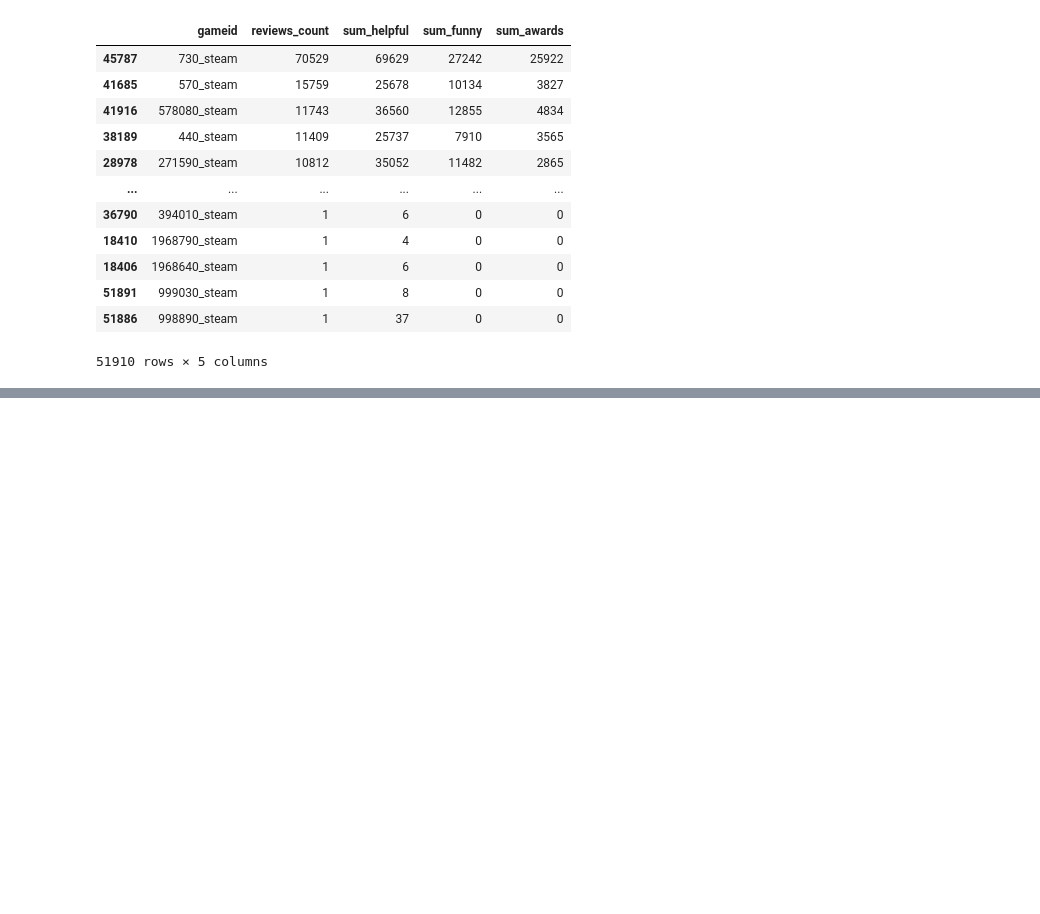
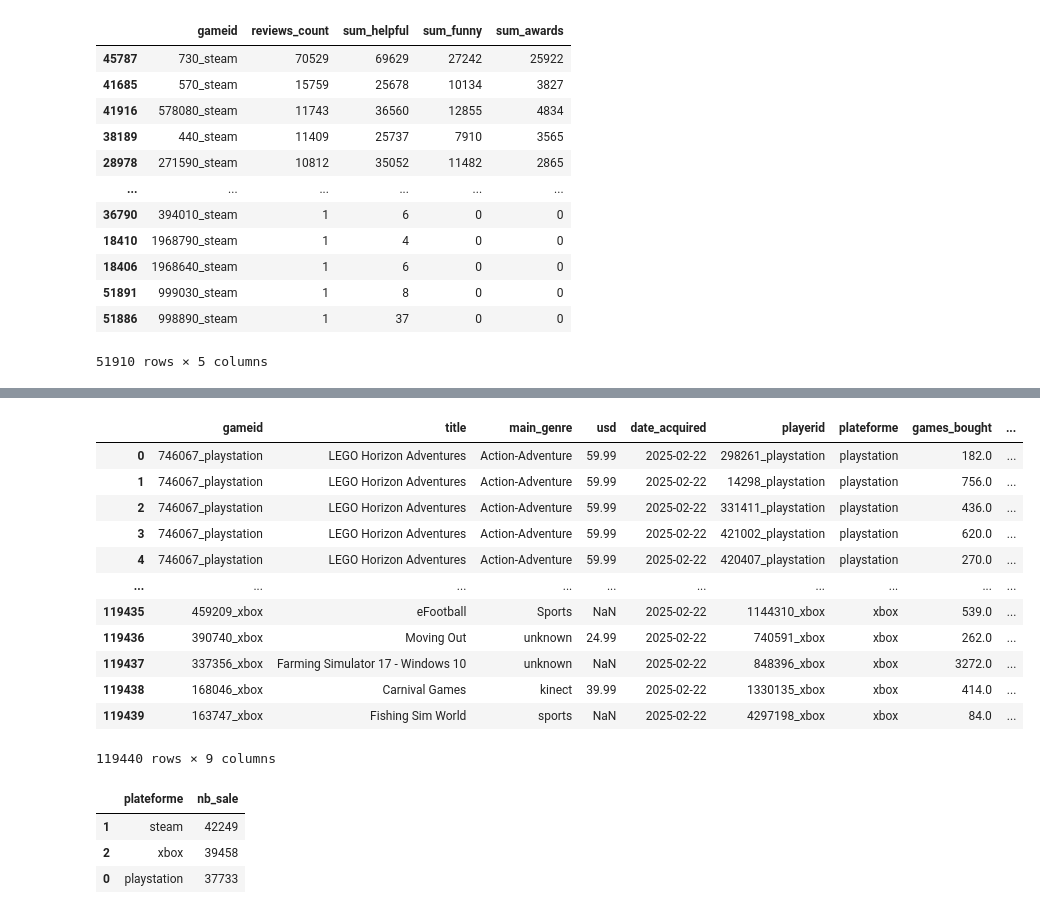
Before and after one commit to isanyams/projet-jeux-video, a Jupyter notebook: projet_jeux_videos_final.ipynb, the cells around one changed output, grey strips where cells are left out. Saved outputs shown, nothing was run; the diff lists cells and outputs as text; code cells hidden in the pictures; blank space fills up the shorter version.

```diff
--- a/projet_jeux_videos_final.ipynb
+++ b/projet_jeux_videos_final.ipynb
@@ -543,0 +557,13 @@ most_reviewed_games
+# %%
+#Explode pour récupérer chaque jeu qu'un joueur a acheté
+purchased_games_explode_library = purchased_games.explode('library')
+purchased_games_explode_library.rename(columns=
+    {
+        'library':'gameid'
+    },
+    inplace=True
+)
+
+#ajout du suffixe de la plateforme dans l'identifiant du jeu
+purchased_games_explode_library['gameid'] = purchased_games_explode_library['gameid'].astype('str') + '_' + purchased_games_explode_library['plateforme']
+purchased_games_explode_library
@@ -543,0 +584,30 @@ most_reviewed_games
+# %%
+#jointure des prix, des jeux et des jeux achetés
+purchased_games_price_join = pd.merge(left=prices_usd[['gameid','usd','date_acquired']], right=purchased_games_explode_library, on='gameid', how='inner')
+purchased_games_price_join = pd.merge(left = games[['gameid','title','main_genre']], right = purchased_games_price_join, on ='gameid', how='inner')
+
+purchased_games_price_join['year_acquired'] = purchased_games_price_join['date_acquired'].dt.year
+purchased_games_price_join
+# %% [output]
+|  | gameid | title | main_genre | usd | date_acquired | playerid | plateforme | games_bought | ... |
+| 0 | 746067_playstation | LEGO Horizon Adventures | Action-Adventure | 59.99 | 2025-02-22 | 298261_playstation | playstation | 182.0 | ... |
+| 1 | 746067_playstation | LEGO Horizon Adventures | Action-Adventure | 59.99 | 2025-02-22 | 14298_playstation | playstation | 756.0 | ... |
+| 2 | 746067_playstation | LEGO Horizon Adventures | Action-Adventure | 59.99 | 2025-02-22 | 331411_playstation | playstation | 436.0 | ... |
+| 3 | 746067_playstation | LEGO Horizon Adventures | Action-Adventure | 59.99 | 2025-02-22 | 421002_playstation | playstation | 620.0 | ... |
+| 4 | 746067_playstation | LEGO Horizon Adventures | Action-Adventure | 59.99 | 2025-02-22 | 420407_playstation | playstation | 270.0 | ... |
+| ... | ... | ... | ... | ... | ... | ... | ... | ... | ... |
+| 119435 | 459209_xbox | eFootball | Sports | NaN | 2025-02-22 | 1144310_xbox | xbox | 539.0 | ... |
+| 119436 | 390740_xbox | Moving Out | unknown | 24.99 | 2025-02-22 | 740591_xbox | xbox | 262.0 | ... |
+| 119437 | 337356_xbox | Farming Simulator 17 - Windows 10 | unknown | NaN | 2025-02-22 | 848396_xbox | xbox | 3272.0 | ... |
+| 119438 | 168046_xbox | Carnival Games | kinect | 39.99 | 2025-02-22 | 1330135_xbox | xbox | 414.0 | ... |
+| 119439 | 163747_xbox | Fishing Sim World | sports | NaN | 2025-02-22 | 4297198_xbox | xbox | 84.0 | ... |
+119440 rows × 9 columns
+# %%
+#nombre de ventes par plateforme
+nb_sale_by_plateforme = purchased_games_price_join.groupby(['plateforme']).size().reset_index(name='nb_sale').sort_values(by='nb_sale', ascending=False)
+nb_sale_by_plateforme
+# %% [output]
+|  | plateforme | nb_sale |
+| 1 | steam | 42249 |
+| 2 | xbox | 39458 |
+| 0 | playstation | 37733 |
```
Also changed, not shown: parts of 46 cells of this notebook.
